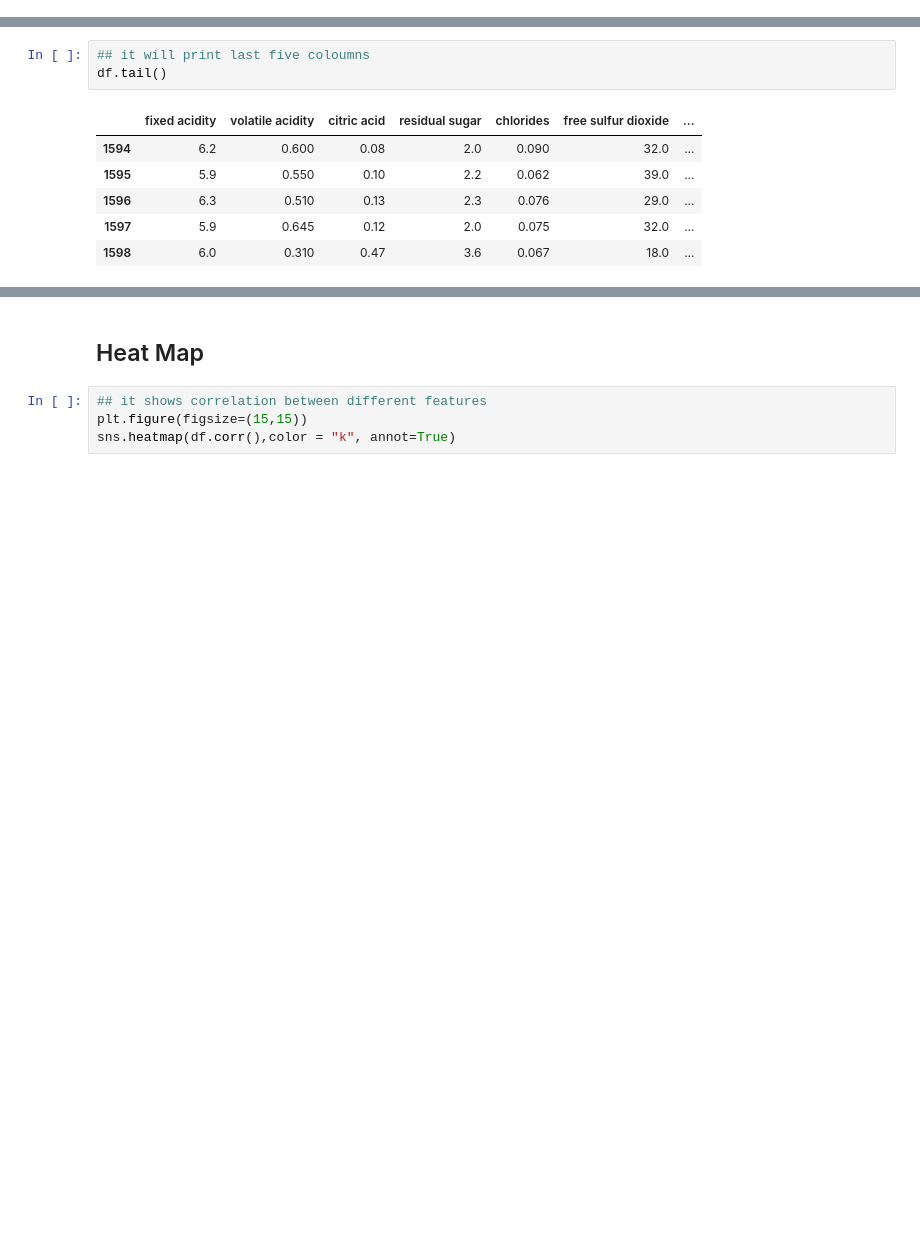
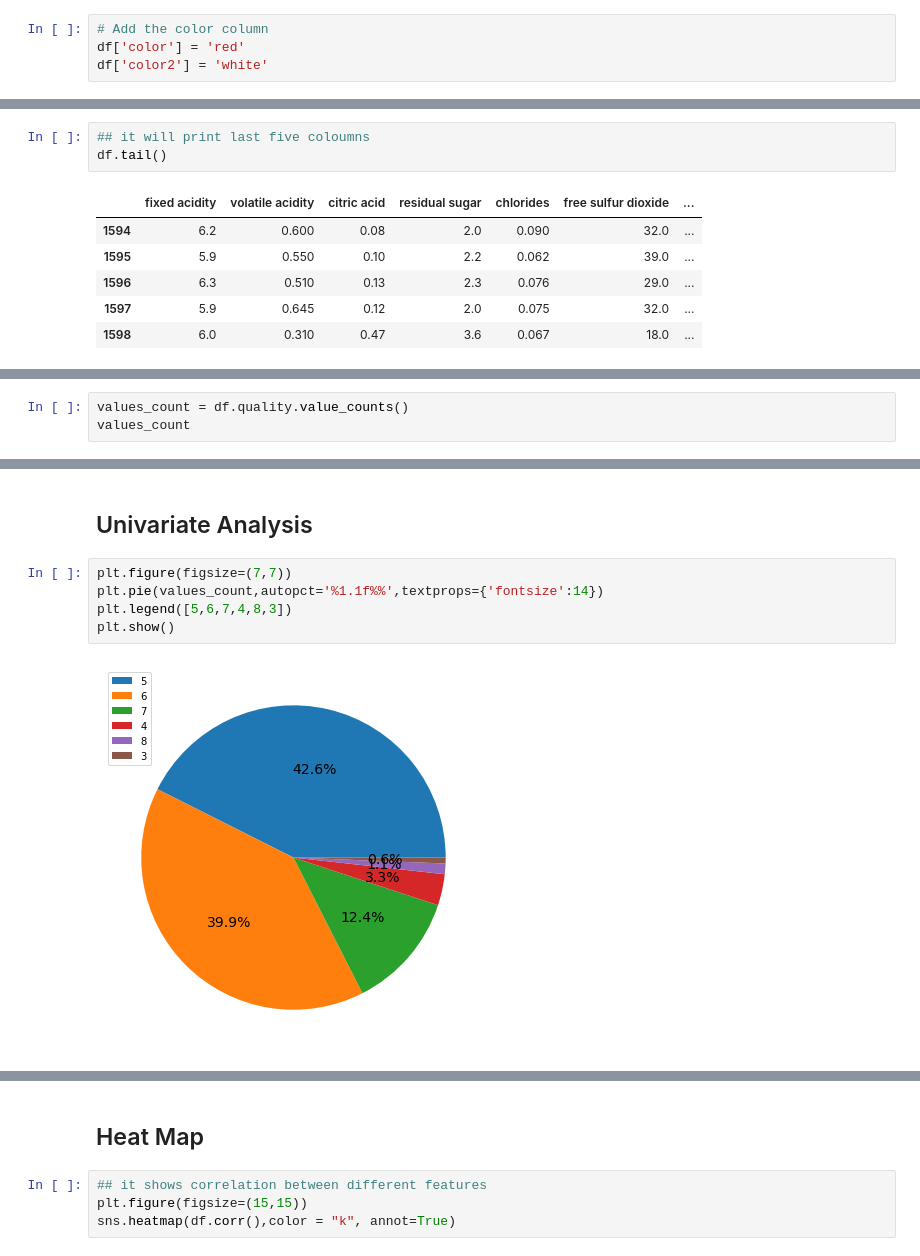
Before and after one commit to Yashwanthkistipati/EDA-Project, a Jupyter notebook: Red WIne QUality Analysis.ipynb, the cells around one changed output, grey strips where cells are left out. Cells and saved outputs as stored; diff of their text form; blank space fills up the shorter version.

```diff
--- a/Red WIne QUality Analysis.ipynb
+++ b/Red WIne QUality Analysis.ipynb
@@ -36,6 +37,10 @@ df.describe()
 | 50% | 7.900000 | 0.520000 | 0.260000 | 2.200000 | 0.079000 | 14.000000 | ... |
 | 75% | 9.200000 | 0.640000 | 0.420000 | 2.600000 | 0.090000 | 21.000000 | ... |
 | max | 15.900000 | 1.580000 | 1.000000 | 15.500000 | 0.611000 | 72.000000 | ... |
+# %%
+# Add the color column
+df['color'] = 'red'
+df['color2'] = 'white'
 # %%
 ## it will print first five coloumns
 df.head()
@@ -81,0 +136,3 @@ df.shape
+# %%
+values_count = df.quality.value_counts()
+values_count
@@ -81,0 +170,9 @@ df.shape
+# %% [markdown]
+## Univariate Analysis
+# %%
+plt.figure(figsize=(7,7))
+plt.pie(values_count,autopct='%1.1f%%',textprops={'fontsize':14})
+plt.legend([5,6,7,4,8,3])
+plt.show()
+# %% [output]
+[figure, added]
```
Also changed, not shown: parts of 39 cells of this notebook.
